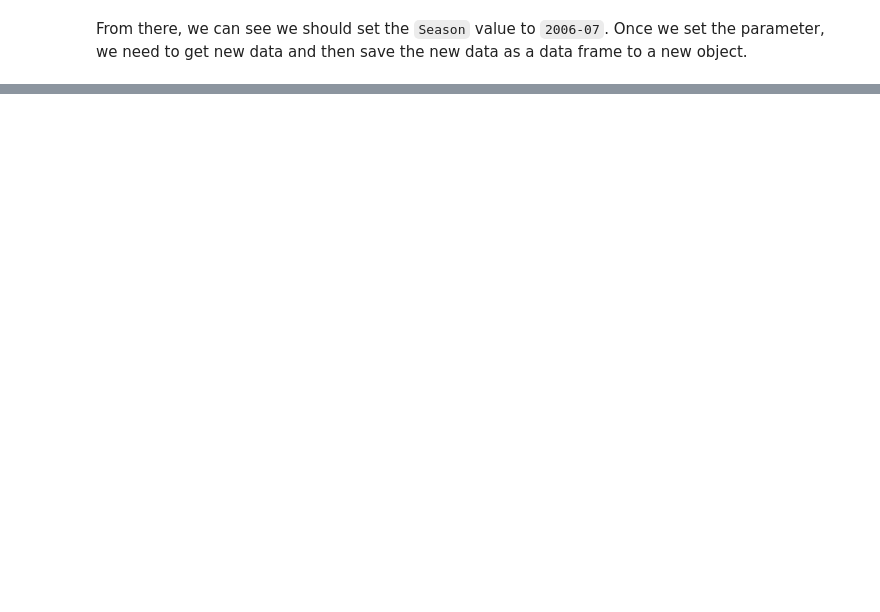
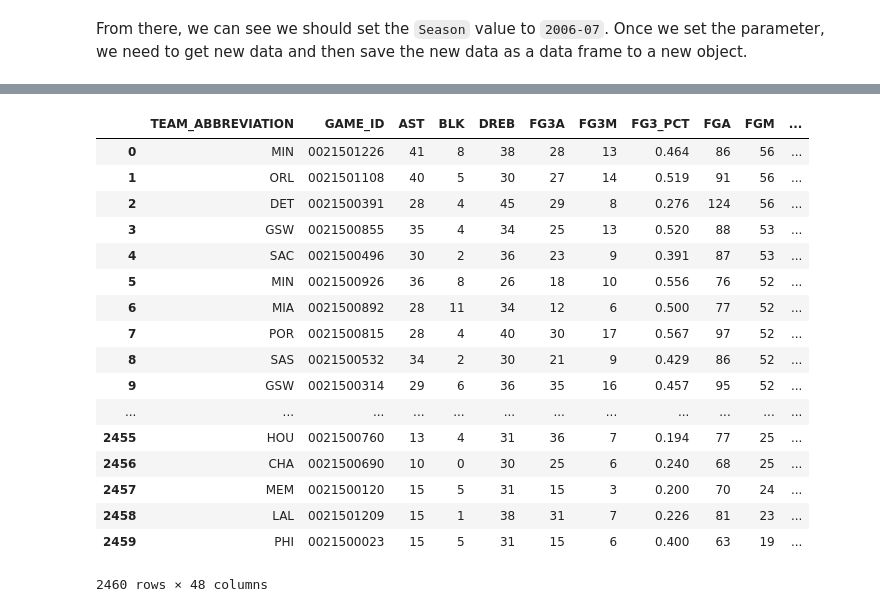
Before and after one commit to davidehamil/ml_applications_for_the_nba, a Jupyter notebook: Build_Dataset.ipynb, the cells around one changed output, grey strips where cells are left out. Drawn from its saved outputs; the diff is of its cells as text; code cells hidden in the pictures; blank space fills up the shorter version.

Commit message:
updated functions for data download

```diff
--- a/Build_Dataset.ipynb
+++ b/Build_Dataset.ipynb
@@ -318,0 +146,16 @@ new_game_2014.head()
+# %%
+# SAMPLE ONLY: Get an example dataframe for a column list of advanced statistics
+gid = gameids['GAME_ID'].iloc[0]
+df = pd.DataFrame(goldsberry.game.boxscore_advanced(gid).team_stats())
+
+adv_stat_columns = df.columns
+adv_stats = pd.DataFrame(columns=df.columns)
+
+game_ids_unique = gameids['GAME_ID'].unique()
+
+for i, gid in enumerate(game_ids_unique):
+    df = pd.DataFrame(goldsberry.game.boxscore_advanced(gid).team_stats())
+    adv_stats = adv_stats.append(df)
+    if i % 100 == 0:
+        print "processed {}".format(i)
+    # probably want to reset the index or something
@@ -318,0 +258,24 @@ new_game_2014.head()
+# %%
+joined_data = gameids.set_index(['TEAM_ABBREVIATION','GAME_ID']).join(adv_stats.set_index(['TEAM_ABBREVIATION','GAME_ID']),
+                                                       lsuffix='_L',rsuffix='_R')
+joined_data.reset_index(inplace=True)
+joined_data
+# %% [output]
+|  | TEAM_ABBREVIATION | GAME_ID | AST | BLK | DREB | FG3A | FG3M | FG3_PCT | FGA | FGM | ... |
+| 0 | MIN | 0021501226 | 41 | 8 | 38 | 28 | 13 | 0.464 | 86 | 56 | ... |
+| 1 | ORL | 0021501108 | 40 | 5 | 30 | 27 | 14 | 0.519 | 91 | 56 | ... |
+| 2 | DET | 0021500391 | 28 | 4 | 45 | 29 | 8 | 0.276 | 124 | 56 | ... |
+| 3 | GSW | 0021500855 | 35 | 4 | 34 | 25 | 13 | 0.520 | 88 | 53 | ... |
+| 4 | SAC | 0021500496 | 30 | 2 | 36 | 23 | 9 | 0.391 | 87 | 53 | ... |
+| 5 | MIN | 0021500926 | 36 | 8 | 26 | 18 | 10 | 0.556 | 76 | 52 | ... |
+| 6 | MIA | 0021500892 | 28 | 11 | 34 | 12 | 6 | 0.500 | 77 | 52 | ... |
+| 7 | POR | 0021500815 | 28 | 4 | 40 | 30 | 17 | 0.567 | 97 | 52 | ... |
+| 8 | SAS | 0021500532 | 34 | 2 | 30 | 21 | 9 | 0.429 | 86 | 52 | ... |
+| 9 | GSW | 0021500314 | 29 | 6 | 36 | 35 | 16 | 0.457 | 95 | 52 | ... |
+| ... | ... | ... | ... | ... | ... | ... | ... | ... | ... | ... | ... |
+| 2455 | HOU | 0021500760 | 13 | 4 | 31 | 36 | 7 | 0.194 | 77 | 25 | ... |
+| 2456 | CHA | 0021500690 | 10 | 0 | 30 | 25 | 6 | 0.240 | 68 | 25 | ... |
+| 2457 | MEM | 0021500120 | 15 | 5 | 31 | 15 | 3 | 0.200 | 70 | 24 | ... |
+| 2458 | LAL | 0021501209 | 15 | 1 | 38 | 31 | 7 | 0.226 | 81 | 23 | ... |
+| 2459 | PHI | 0021500023 | 15 | 5 | 31 | 15 | 6 | 0.400 | 63 | 19 | ... |
+2460 rows × 48 columns
```
Also changed, not shown: parts of 31 cells of this notebook.
